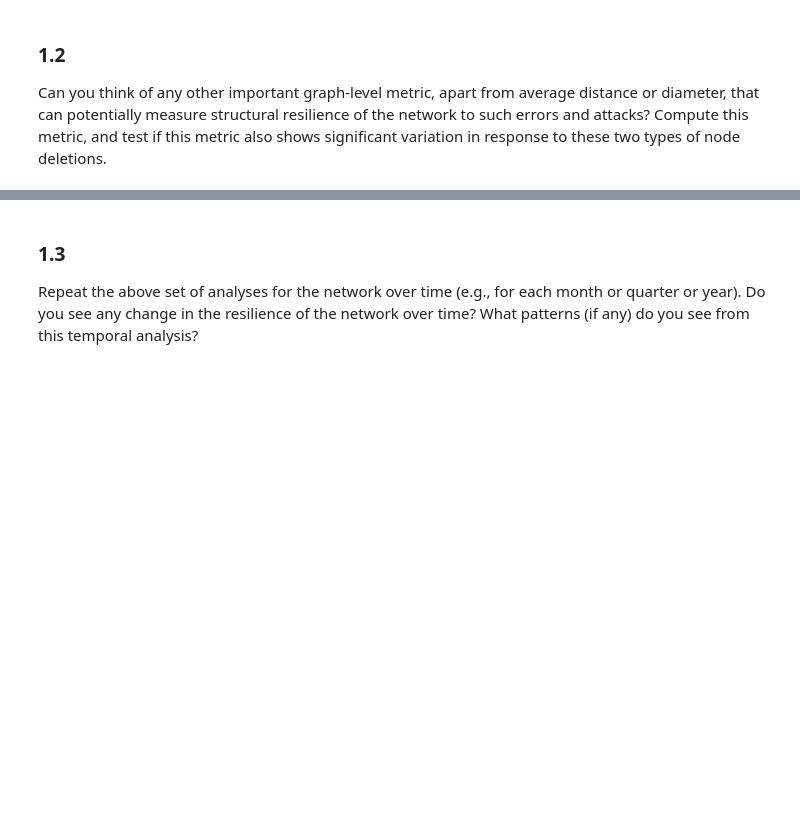
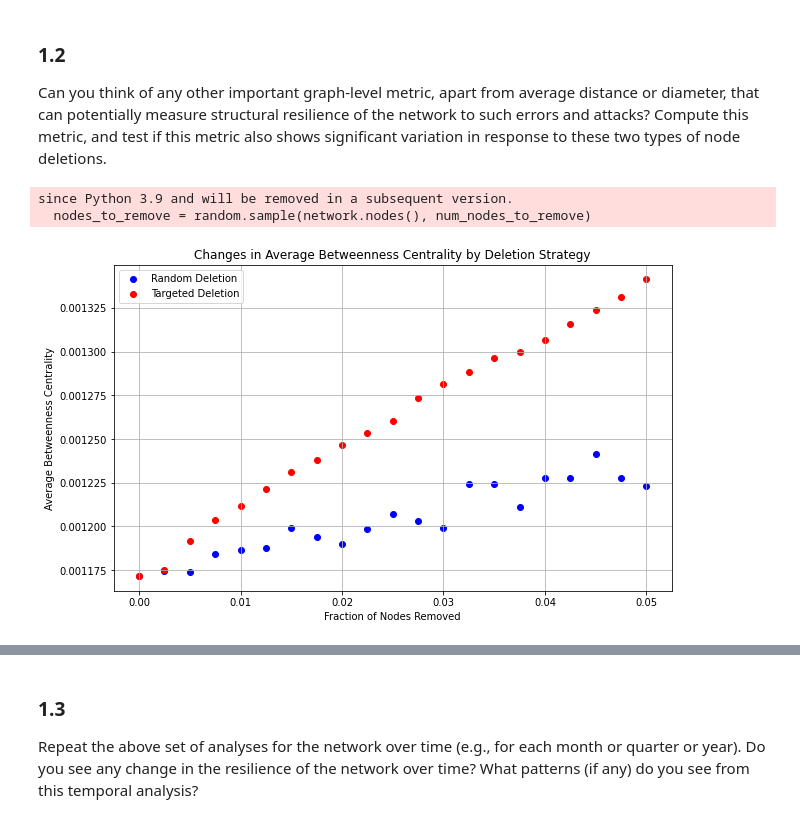
Before and after one commit to kevinlin0638/mini-project, a Jupyter notebook: mini_project_network_analysis.ipynb, the cells around one changed output, grey strips where cells are left out. Drawn from its saved outputs; the diff is of its cells as text; code cells hidden in the pictures; blank space fills up the shorter version.

```diff
--- a/mini_project_network_analysis.ipynb
+++ b/mini_project_network_analysis.ipynb
@@ -100,3 +223,39 @@ Implement the two types of node deletion strategies on your network, and plot th
 # %% [markdown]
 ### 1.2
 Can you think of any other important graph-level metric, apart from average distance or diameter, that can potentially measure structural resilience of the network to such errors and attacks? Compute this metric, and test if this metric also shows significant variation in response to these two types of node deletions.
+# %%
+# Function to calculate average betweenness centrality of a network
+def average_betweenness_centrality(network):
+    betweenness = nx.betweenness_centrality(network)
+    avg_betweenness = sum(betweenness.values()) / len(betweenness)
+    return avg_betweenness
+
+# Initialize lists to store results for plotting
+fractions = np.linspace(0, 0.05, 21)  # From 0% to 5% in 0.5% steps
+random_betweenness = []
+targeted_betweenness = []
+
+# Iterate over each fraction and perform deletions
+for fraction in fractions:
+    # Random node deletion
+    random_network = random_node_deletion(network_nx, fraction)
+    random_betweenness.append(average_betweenness_centrality(random_network))
+
+    # Targeted node deletion
+    targeted_network = targeted_node_deletion(network_nx, fraction)
+    targeted_betweenness.append(average_betweenness_centrality(targeted_network))
+
+# Plot the changes in betweenness centrality using scatter plot
+plt.figure(figsize=(10, 6))
+plt.scatter(fractions, random_betweenness, color='blue', label='Random Deletion')
+plt.scatter(fractions, targeted_betweenness, color='red', label='Targeted Deletion')
+plt.xlabel('Fraction of Nodes Removed')
+plt.ylabel('Average Betweenness Centrality')
+plt.title('Changes in Average Betweenness Centrality by Deletion Strategy')
+plt.legend()
+plt.grid(True)
+plt.show()
+# %% [output]
+since Python 3.9 and will be removed in a subsequent version.
+  nodes_to_remove = random.sample(network.nodes(), num_nodes_to_remove)
+[figure, added]
```
Also changed, not shown: parts of 4 cells of this notebook.
